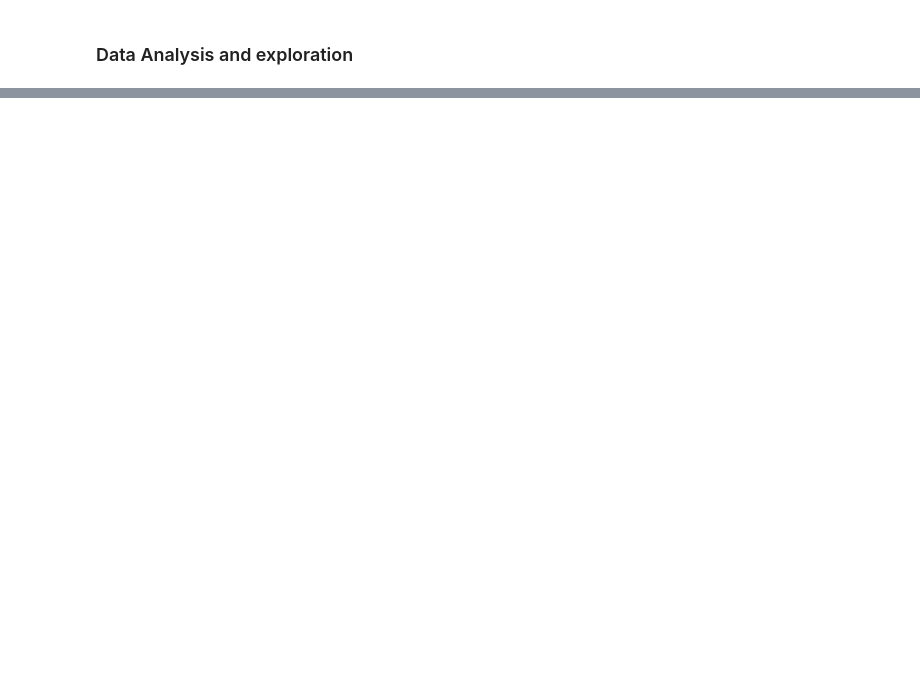
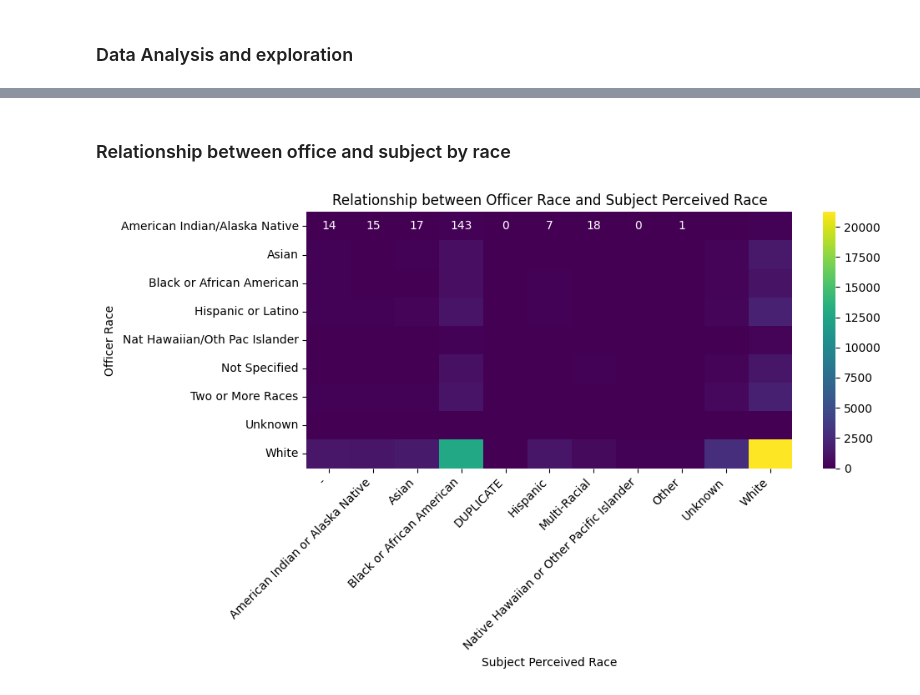
Before and after one commit to jameskoli/Terrystopsdata, a Jupyter notebook: index.ipynb, the cells around one changed output, grey strips where cells are left out. Cells and saved outputs as stored; diff of their text form; code cells hidden in the pictures; blank space fills up the shorter version.

```diff
--- a/index.ipynb
+++ b/index.ipynb
@@ -73,0 +134,19 @@ df.head()
+# %% [markdown]
+### Relationship between office and subject by race
+# %%
+
+# i'm Creating a pivot table to count occurrences of each combination of races
+pivot_table = race_relationship_data.pivot_table(index='Officer Race', columns='Subject Perceived Race', aggfunc='size', fill_value=0)
+
+# Plotting the heatmap
+plt.figure(figsize=(10, 6))
+sns.heatmap(pivot_table, annot=True, fmt='d', cmap='viridis')
+plt.title('Relationship between Officer Race and Subject Perceived Race')
+plt.xlabel('Subject Perceived Race')
+plt.ylabel('Officer Race')
+plt.xticks(rotation=45, ha='right')
+plt.yticks(rotation=0, va='center')
+plt.tight_layout()
+plt.show()
+# %% [output]
+[figure, added]
```
Also changed, not shown: parts of 7 cells of this notebook.
